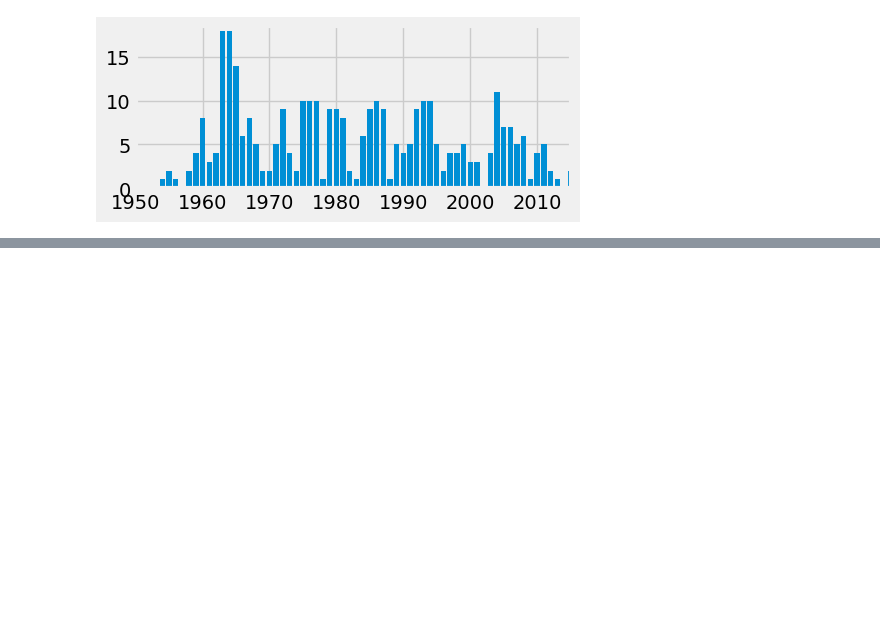
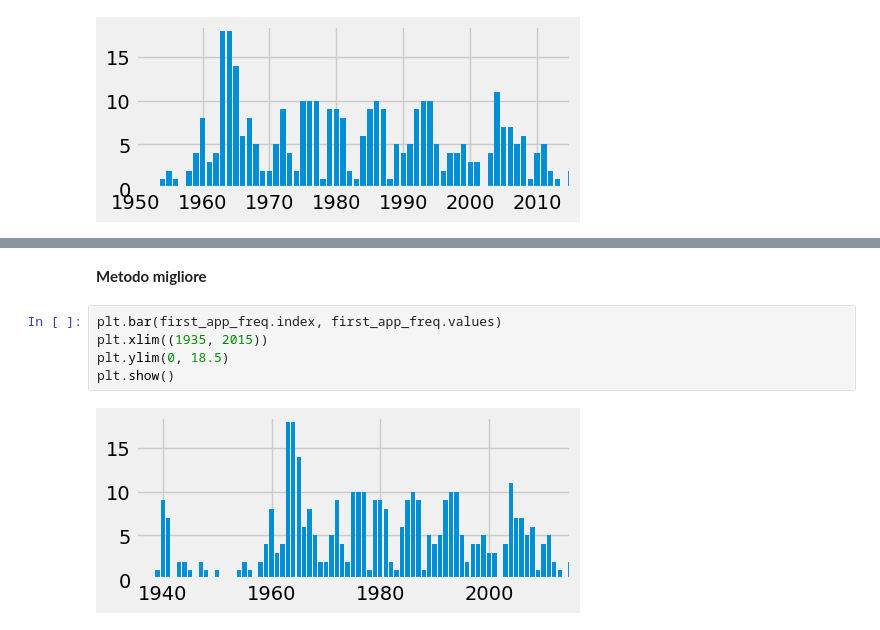
Before and after one commit to gabrielebagnasco/Statistica, a Jupyter notebook: appunti.ipynb, the cells around one changed output, grey strips where cells are left out. Saved outputs shown, nothing was run; the diff lists cells and outputs as text; blank space fills up the shorter version.

```diff
--- a/appunti.ipynb
+++ b/appunti.ipynb
@@ -268,0 +489,9 @@ plt.show()
+# %% [markdown]
+**Metodo migliore**
+# %%
+plt.bar(first_app_freq.index, first_app_freq.values)
+plt.xlim((1935, 2015))
+plt.ylim(0, 18.5)
+plt.show()
+# %% [output]
+[figure, added]
```
Also changed, not shown: parts of 44 cells of this notebook.
